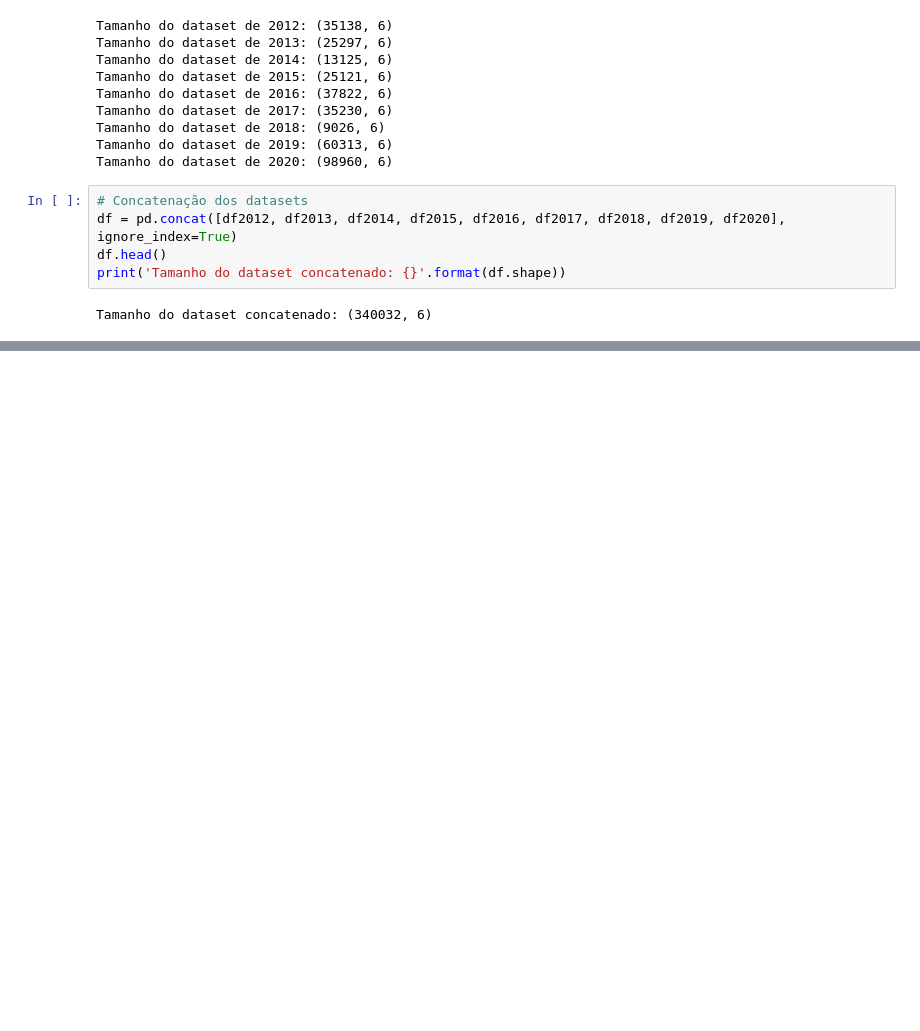
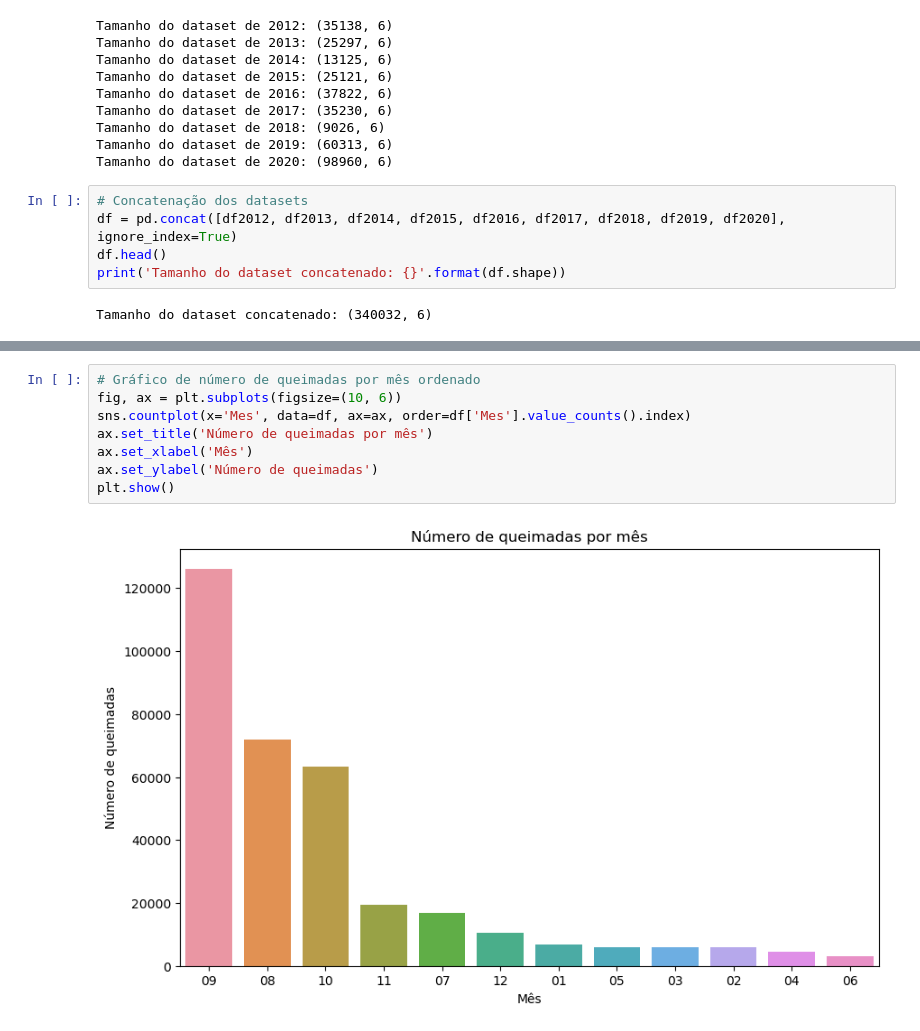
Before and after one commit to charlespimentel/DS_queimadas_pantanal, a Jupyter notebook: exploratory_data_analysis.ipynb, the cells around one changed output, grey strips where cells are left out. Saved outputs shown, nothing was run; the diff lists cells and outputs as text; blank space fills up the shorter version.

```diff
--- a/exploratory_data_analysis.ipynb
+++ b/exploratory_data_analysis.ipynb
@@ -66,0 +140,10 @@ Tamanho do dataset concatenado: (340032, 6)
+# %%
+# Gráfico de número de queimadas por mês ordenado
+fig, ax = plt.subplots(figsize=(10, 6))
+sns.countplot(x='Mes', data=df, ax=ax, order=df['Mes'].value_counts().index)
+ax.set_title('Número de queimadas por mês')
+ax.set_xlabel('Mês')
+ax.set_ylabel('Número de queimadas')
+plt.show()
+# %% [output]
+[figure, added]
```
Also changed, not shown: parts of 13 cells of this notebook.
